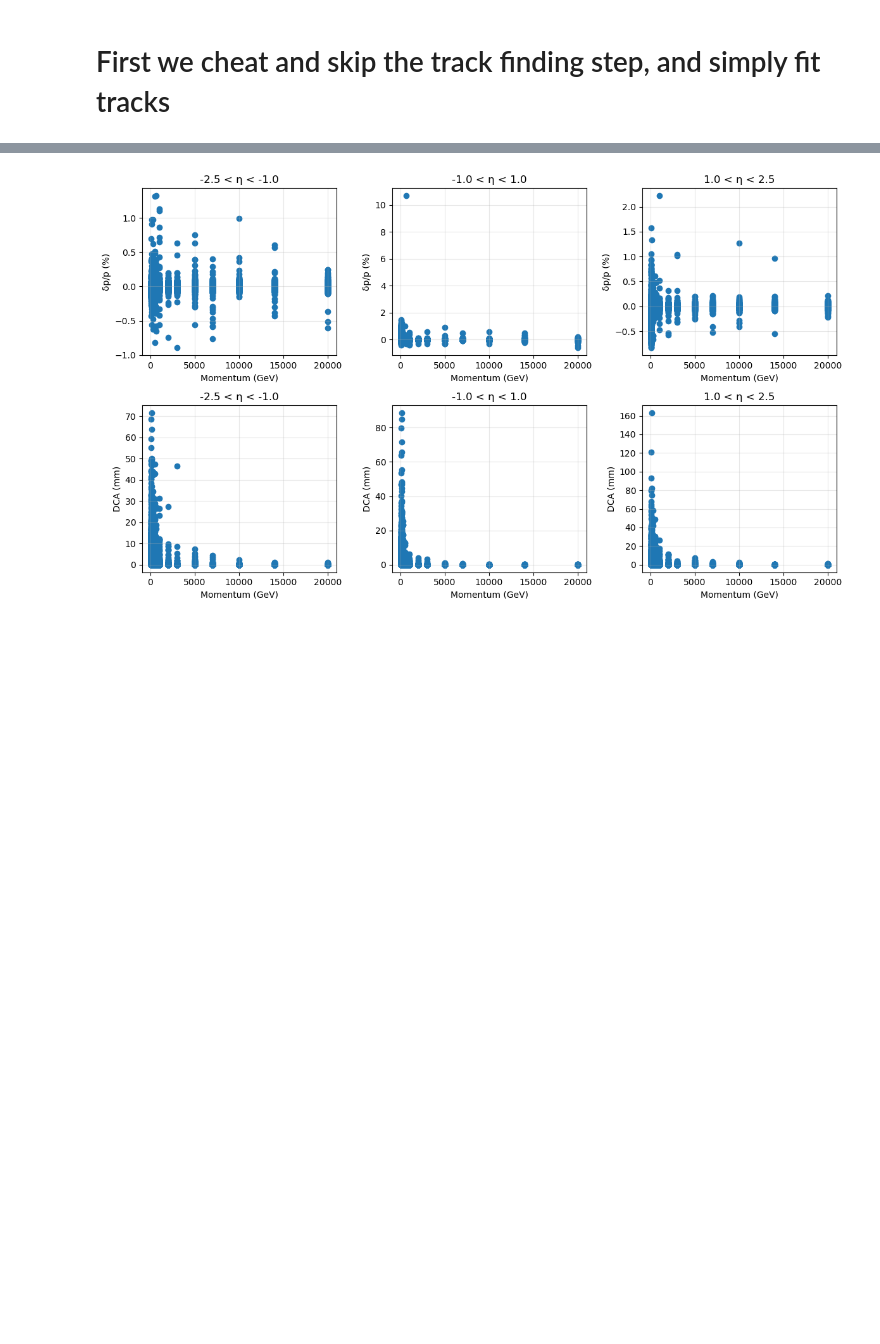
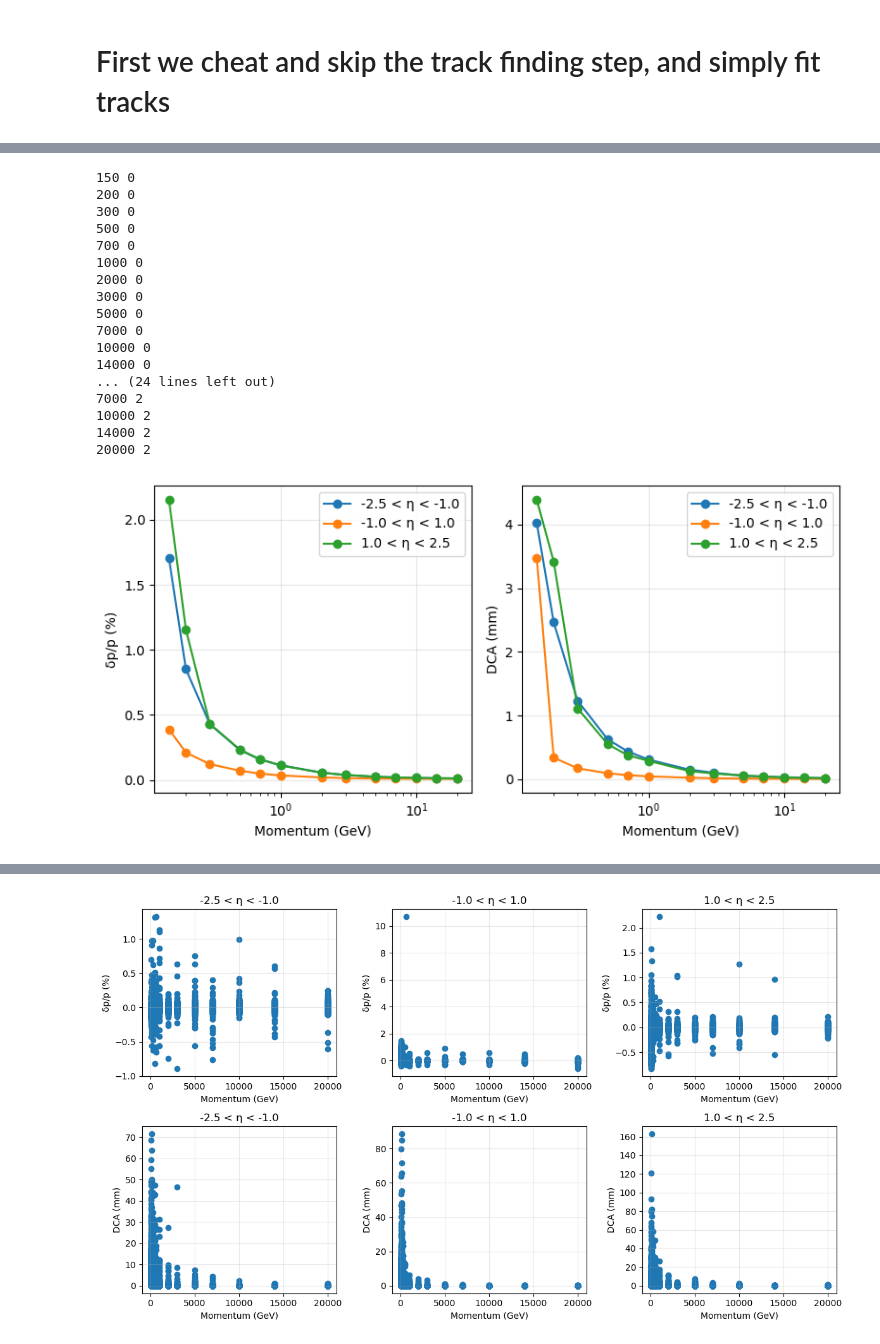
Before and after one commit to P4GAN/B8_Project, a Jupyter notebook: Analysis/track_analysis.ipynb, the cells around one changed output, grey strips where cells are left out. Drawn from its saved outputs; the diff is of its cells as text; code cells hidden in the pictures; blank space fills up the shorter version.

```diff
--- a/Analysis/track_analysis.ipynb
+++ b/Analysis/track_analysis.ipynb
@@ -317,60 +210,65 @@ plt.show()
 # %%
-fig, axes = plt.subplots(1, 3, figsize=(12, 20))
+fig, axes = plt.subplots(1, 2, figsize=(8, 4))
 
 eta_bins = [
-    (-3.0, -1.0),
+    (-2.5, -1.0),
     (-1.0,  1.0),
-    ( 1.0, 3.0),
+    ( 1.0, 2.5),
 ]
 
 for i, (eta_lo, eta_hi) in enumerate(eta_bins):
     df_eta = df2[(df2["eta"] >= eta_lo) &
                 (df2["eta"] < eta_hi)]
 
     momentum_points = sorted(df_eta["True p"].unique())
 
     p_GeV = []
-    sigma_delta_pT = []
-    sigma_delta_p = []
-    sigma_delta_pZ = []
     sigma_delta_d0 = []
     sigma_delta_z0 = []
 
-    for p in momentum_points[:]:
+    for p in momentum_points[1:]:
         subset = df_eta[df_eta["True p"] == p]
         p_GeV.append(p / 1000)
 
-        true_pT = np.sqrt(subset["True pX"] ** 2 + subset["True pY"] ** 2)
-        fit_p = subset["Fit pT"] * np.sqrt(1 + subset["Fit tanl"] ** 2)
-        true_phi0 = np.arctan2(subset["True pY"], subset["True pX"])
-        pT_residual = (subset["Fit pT"] - true_pT) / true_pT
-        pZ_residual = (subset["Fit pT"] * subset["Fit tanl"] - subset["True pZ"]) / subset["True pZ"]
-        p_residual = (fit_p - subset["True p"]) / subset["True p"]
-        phi0_residual = (subset["Fit phi0"] - true_phi0) / true_phi0
+        print(p, i)
 
-        sigma_delta_pT.append(gaussian_sigma(pT_residual))
-        sigma_delta_pZ.append(gaussian_sigma(pZ_residual))
-        sigma_delta_p.append(gaussian_sigma(p_residual))
         sigma_delta_d0.append(gaussian_sigma(subset["Fit d0"]))
         sigma_delta_z0.append(gaussian_sigma(subset["Fit z0"]))
 
 
-    axes[0, i].plot(p_GeV, np.array(sigma_delta_pT) * 100, marker="o", label=f"{eta_lo} < η < {eta_hi}")
-    axes[1, i].plot(p_GeV, np.array(sigma_delta_pZ) * 100, marker="o", label=f"{eta_lo} < η < {eta_hi}")
-    axes[2, i].plot(p_GeV, np.array(sigma_delta_p) * 100, marker="o", label=f"{eta_lo} < η < {eta_hi}")
-    axes[3, i].plot(p_GeV, sigma_delta_d0, marker="o")
-    axes[4, i].plot(p_GeV, sigma_delta_z0, marker="o")
-    axes[5, i].plot(p_GeV, sigma_delta_phi0, marker="o")
+    axes[0].plot(p_GeV, sigma_delta_d0, marker="o", label=f"{eta_lo} < η < {eta_hi}")
+    axes[1].plot(p_GeV, sigma_delta_z0, marker="o", label=f"{eta_lo} < η < {eta_hi}")
 
-    axes[0, i].set_title(f"{eta_lo} < η < {eta_hi}")
-    axes[0, i].set_xlabel("Momentum (GeV)")
-    axes[0, i].set_ylabel("δp/p (%)")
-    axes[0, i].grid(alpha=0.3)
+    axes[0].set_xlabel("Momentum (GeV)")
+    axes[0].set_ylabel("δp/p (%)")
+    axes[0].set_xscale("log")
+    axes[0].grid(alpha=0.3)
+    axes[0].legend()
 
-    axes[1, i].set_title(f"{eta_lo} < η < {eta_hi}")
-    axes[1, i].set_xlabel("Momentum (GeV)")
-    axes[1, i].set_ylabel("DCA (mm)")
-    axes[1, i].grid(alpha=0.3)
+    axes[1].set_xlabel("Momentum (GeV)")
+    axes[1].set_ylabel("DCA (mm)")
+    axes[1].set_xscale("log")
+    axes[1].grid(alpha=0.3)
+    axes[1].legend()
 
 plt.tight_layout()
 plt.show()
+# %% [output]
+150 0
+200 0
+300 0
+500 0
+700 0
+1000 0
+2000 0
+3000 0
+5000 0
+7000 0
+10000 0
+14000 0
+... (24 lines left out)
+7000 2
+10000 2
+14000 2
+20000 2
+[figure, added]
```
Also changed, not shown: parts of 12 cells of this notebook, 6 other files.
